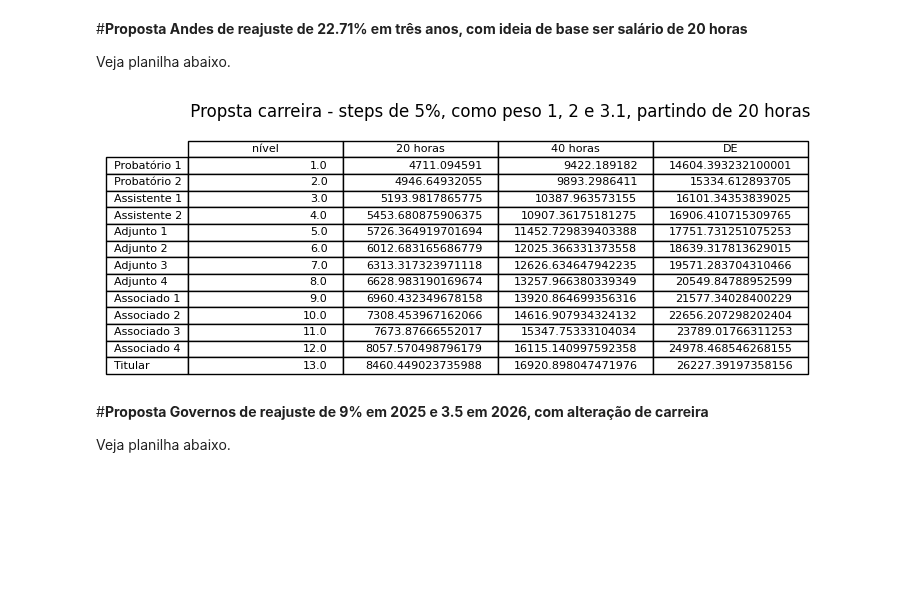
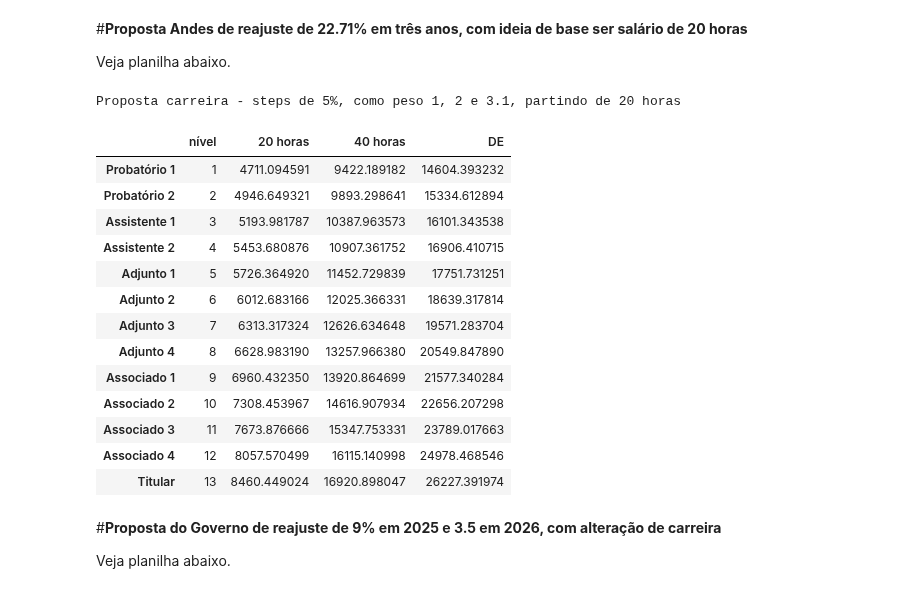
Before and after one commit to j-claudinei-f/j-claudinei-f, a Jupyter notebook: Carreira_Docente.ipynb, the cells around one changed output. Drawn from its saved outputs; the diff is of its cells as text; code cells hidden in the pictures; blank space fills up the shorter version.

```diff
--- a/Carreira_Docente.ipynb
+++ b/Carreira_Docente.ipynb
@@ -17,27 +17,29 @@ for i in range(2,14):
 # %%
 import pandas as pd
 Indice=['Probatório 1','Probatório 2','Assistente 1', 'Assistente 2','Adjunto 1','Adjunto 2','Adjunto 3','Adjunto 4','Associado 1','Associado 2','Associado 3','Associado 4','Titular']
 df=pd.DataFrame(p,index=Indice,columns=['nível','20 horas','40 horas', 'DE'])
 import matplotlib. pyplot as plt
 
-#initialize figure
-fig = plt. figure (figsize = (8, .2))
-ax = fig. add_subplot (111)
-
-#create table
-ax. table (cellText = df. values , rowLabels = df. index ,
-         colLabels = df. columns )
-
-#add title to table
-ax. set_title (' Propsta carreira - steps de 5%, como peso 1, 2 e 3.1, partindo de 20 horas')
-
-#turn axes off
-ax.axis('off')
-plt.show()
+print('Proposta carreira - steps de 5%, como peso 1, 2 e 3.1, partindo de 20 horas')
+df
 # %% [output]
-[figure, removed]
+Proposta carreira - steps de 5%, como peso 1, 2 e 3.1, partindo de 20 horas
+|  | nível | 20 horas | 40 horas | DE |
+| Probatório 1 | 1 | 4711.094591 | 9422.189182 | 14604.393232 |
+| Probatório 2 | 2 | 4946.649321 | 9893.298641 | 15334.612894 |
+| Assistente 1 | 3 | 5193.981787 | 10387.963573 | 16101.343538 |
+| Assistente 2 | 4 | 5453.680876 | 10907.361752 | 16906.410715 |
+| Adjunto 1 | 5 | 5726.364920 | 11452.729839 | 17751.731251 |
+| Adjunto 2 | 6 | 6012.683166 | 12025.366331 | 18639.317814 |
+| Adjunto 3 | 7 | 6313.317324 | 12626.634648 | 19571.283704 |
+| Adjunto 4 | 8 | 6628.983190 | 13257.966380 | 20549.847890 |
+| Associado 1 | 9 | 6960.432350 | 13920.864699 | 21577.340284 |
+| Associado 2 | 10 | 7308.453967 | 14616.907934 | 22656.207298 |
+| Associado 3 | 11 | 7673.876666 | 15347.753331 | 23789.017663 |
+| Associado 4 | 12 | 8057.570499 | 16115.140998 | 24978.468546 |
+| Titular | 13 | 8460.449024 | 16920.898047 | 26227.391974 |
 # %% [markdown]
-#**Proposta Governos de reajuste de 9% em 2025 e 3.5 em 2026, com alteração de carreira**
+#**Proposta do Governo de reajuste de 9% em 2025 e 3.5 em 2026, com alteração de carreira**
 
 Veja planilha abaixo.
 # %%
```
Also changed, not shown: parts of 1 cell of this notebook.
